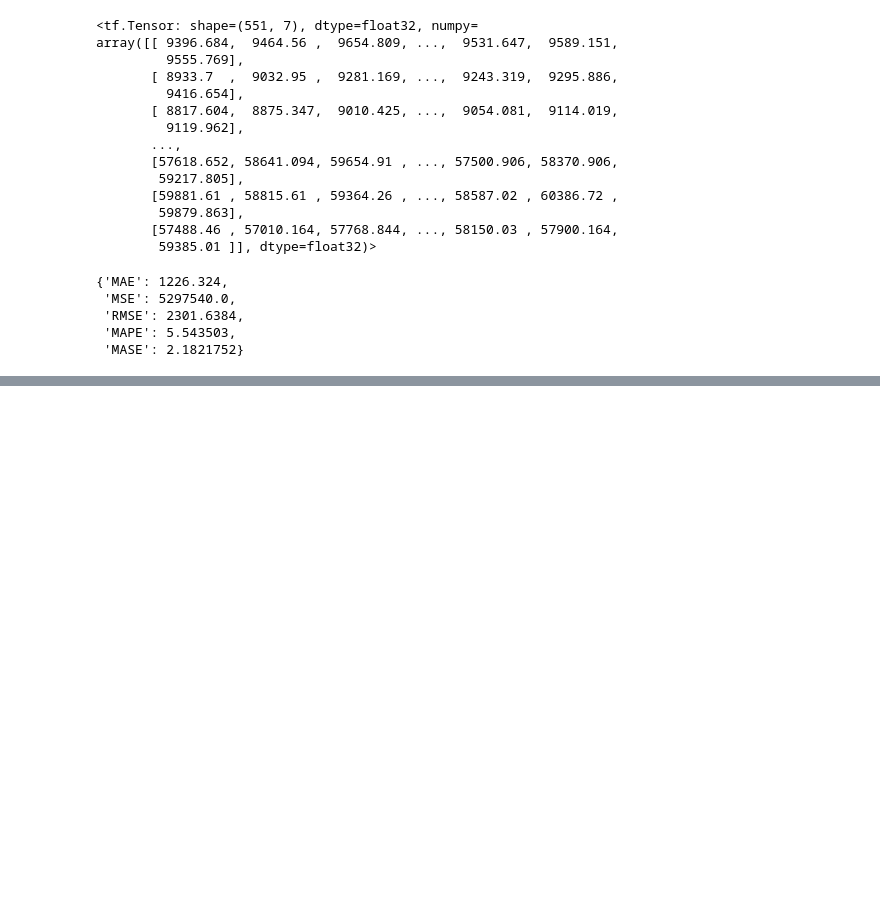
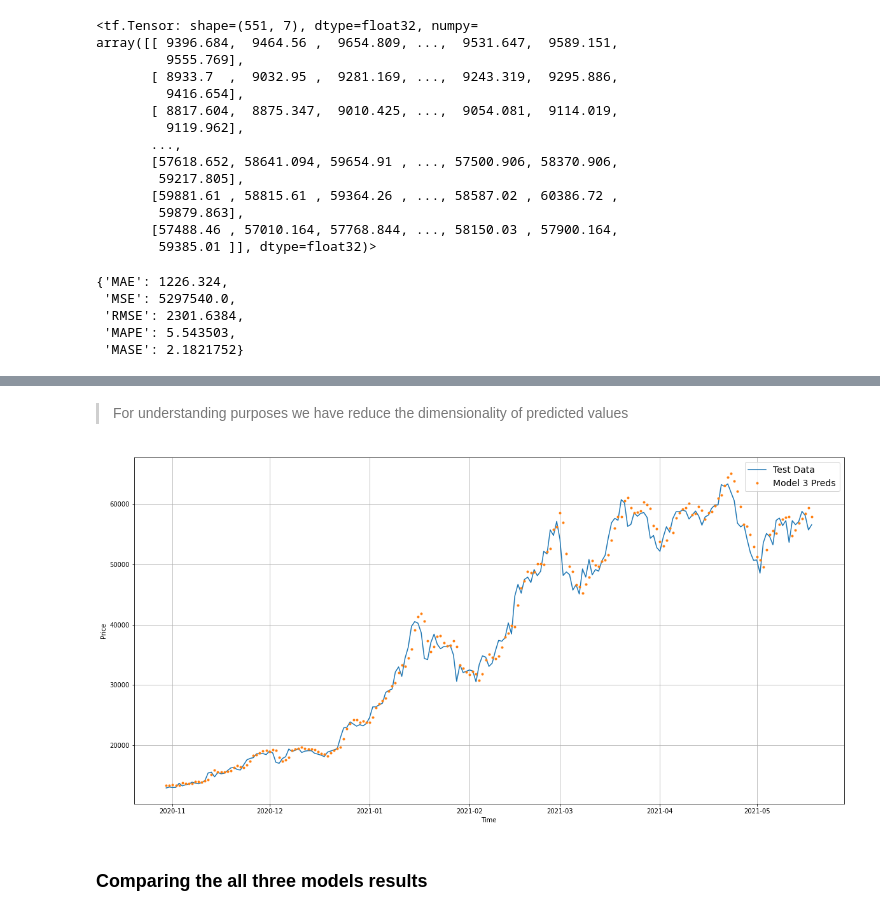
Before and after one commit to sugarbody/Time-Series-Forecasting, a Jupyter notebook: Time_Series_Forecasting.ipynb, the cells around one changed output, grey strips where cells are left out. Drawn from its saved outputs; the diff is of its cells as text; code cells hidden in the pictures; blank space fills up the shorter version.

```diff
--- a/Time_Series_Forecasting.ipynb
+++ b/Time_Series_Forecasting.ipynb
@@ -800,0 +804,12 @@ timeSeries_plot(timeSteps=X_test[-len(test_windows):], prices=model_3_preds, for
+# %% [markdown]
+> For understanding purposes we have reduce the dimensionality of predicted values
+# %%
+offset = 350
+plt.figure(figsize=(20, 10))
+
+timeSeries_plot(timeSteps=X_test[-len(test_windows):], prices=test_labels[:, 0], format="-", start=offset, end=None, label="Test Data")
+timeSeries_plot(timeSteps=X_test[-len(test_windows):], prices=tf.reduce_mean(model_3_preds, axis=1), start=offset, end=None, label="Model 3 Preds")
+# %% [output]
+[figure, added]
+# %% [markdown]
+### Comparing the all three models results
```
Also changed, not shown: parts of 14 cells of this notebook.
